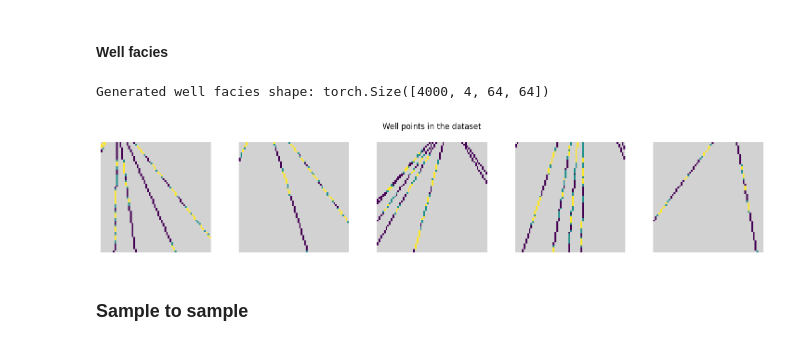
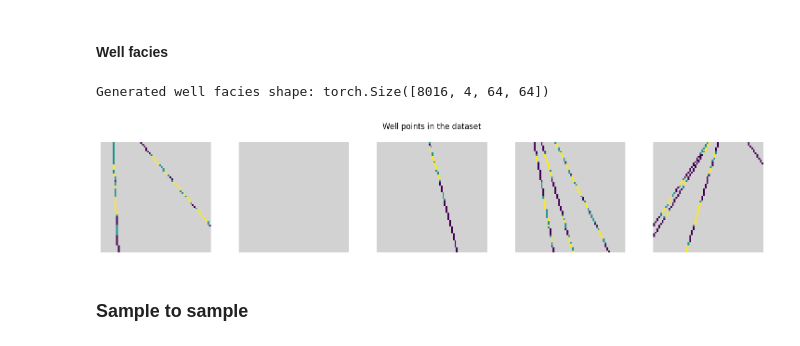
Before and after one commit to AbrightWay/ldm_2d_geomodel, a Jupyter notebook: scripts/generate_conditions.ipynb, the cells around one changed output. Cells and saved outputs as stored; diff of their text form; code cells hidden in the pictures.

Commit message:
generate_conditions notebook: 3x condition size

```diff
--- a/scripts/generate_conditions.ipynb
+++ b/scripts/generate_conditions.ipynb
@@ -24,7 +24,7 @@ set_determinism(42)
 # Load configuration files
 with open(r"E:\Code\monai\ldm_2d_geomodel\configs\environment.json", "r") as f:
     env = json.load(f)
-with open(r"E:\Code\monai\ldm_2d_geomodel\configs\config_train_16g.json", "r") as f:
+with open(r"E:\Code\monai\ldm_2d_geomodel\configs\SD_f8_c64_r2.json", "r") as f:
     cfg = json.load(f)
 args = argparse.Namespace(**env, **cfg)
 rank = 0;world_size = 1
@@ -78,0 +64,8 @@ def norm_kernel(size = 9, sigma = 2):
+# %%
+train_set_frac = 0.7
+val_set_frac = 0.2
+test_set_frac = 0.1
+train_set = torch.unique(dataset[:int(N_data * train_set_frac)],dim = 0)
+val_set = dataset[int(N_data * train_set_frac):int(N_data * (train_set_frac + val_set_frac)) +1 ]
+test_set = dataset[int(N_data * (train_set_frac + val_set_frac))+1:]
+print(f"Train set shape: {train_set.shape}, Val set shape: {val_set.shape}, Test set shape: {test_set.shape}")
@@ -101,18 +127,18 @@ show_grid(prob_rlzs[indices],n_samples = 5, n_cols=5, title = "Probability maps
 #### Well facies
 # %%
 from matplotlib.colors import ListedColormap
-well_facies = torch.from_numpy(x_to_well_facies(dataset, n_facies=3))  # (b c h w)
+well_facies = torch.from_numpy(x_to_well_facies(train_set, n_facies=3,n_times= 3))  # (b c h w)
 print(f"Generated well facies shape: {well_facies.shape}")
 n_facies = 3
 viridis = plt.get_cmap('viridis', 256)
 colors = viridis(np.linspace(0, 1, n_facies))
 # Add a contrasting color for the background
 colors = np.vstack((colors[:, :3], [0.827, 0.827, 0.827]))  # Light grey
 custom_cmap = ListedColormap(colors)
 show_grid(torch.argmax(well_facies[-5:],1).unsqueeze(1), n_samples=5, n_cols=5, title="Well points in the dataset",cmap=custom_cmap, interpolation='nearest', vmin=0, vmax=n_facies)
 # %% [output]
-Generated well facies shape: torch.Size([4000, 4, 64, 64])
+Generated well facies shape: torch.Size([8016, 4, 64, 64])
-[figure, old version]
+[figure, new version]
 # %% [markdown]
 ### Sample to sample
 # %%
```
Also changed, not shown: parts of 7 cells of this notebook.
